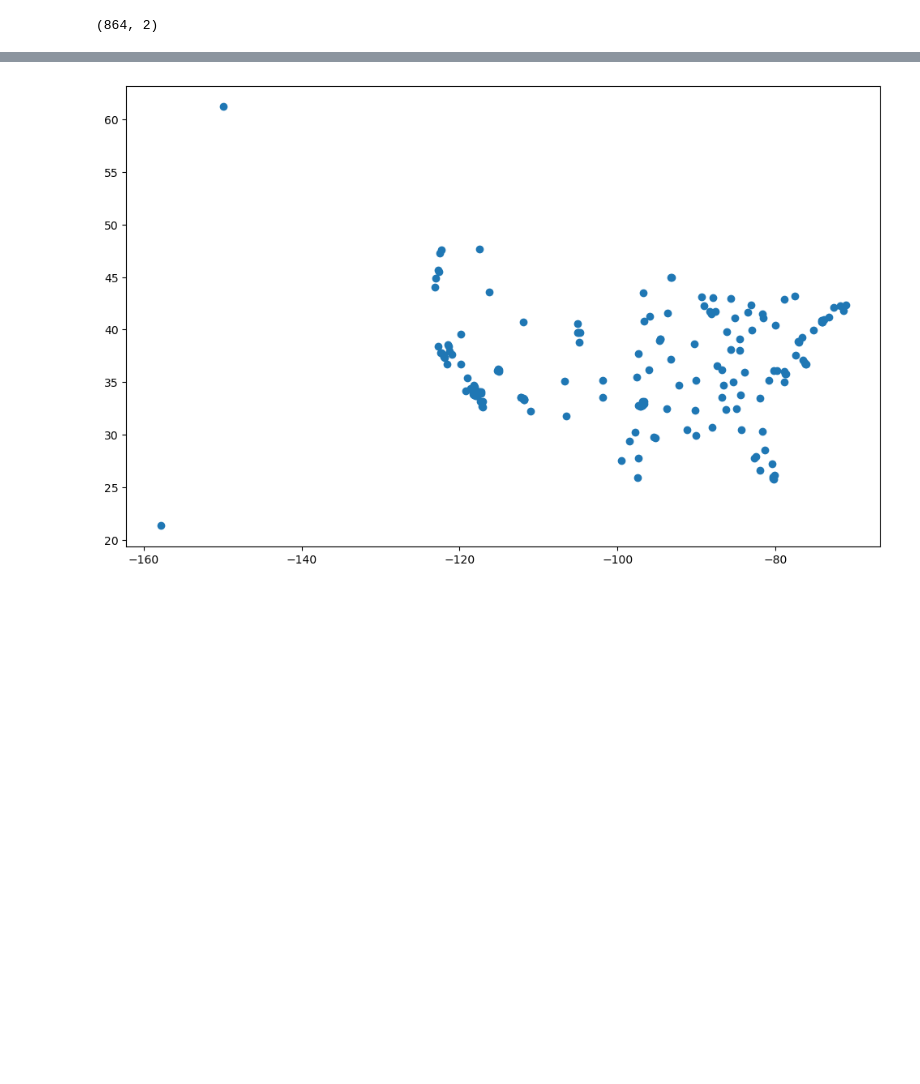
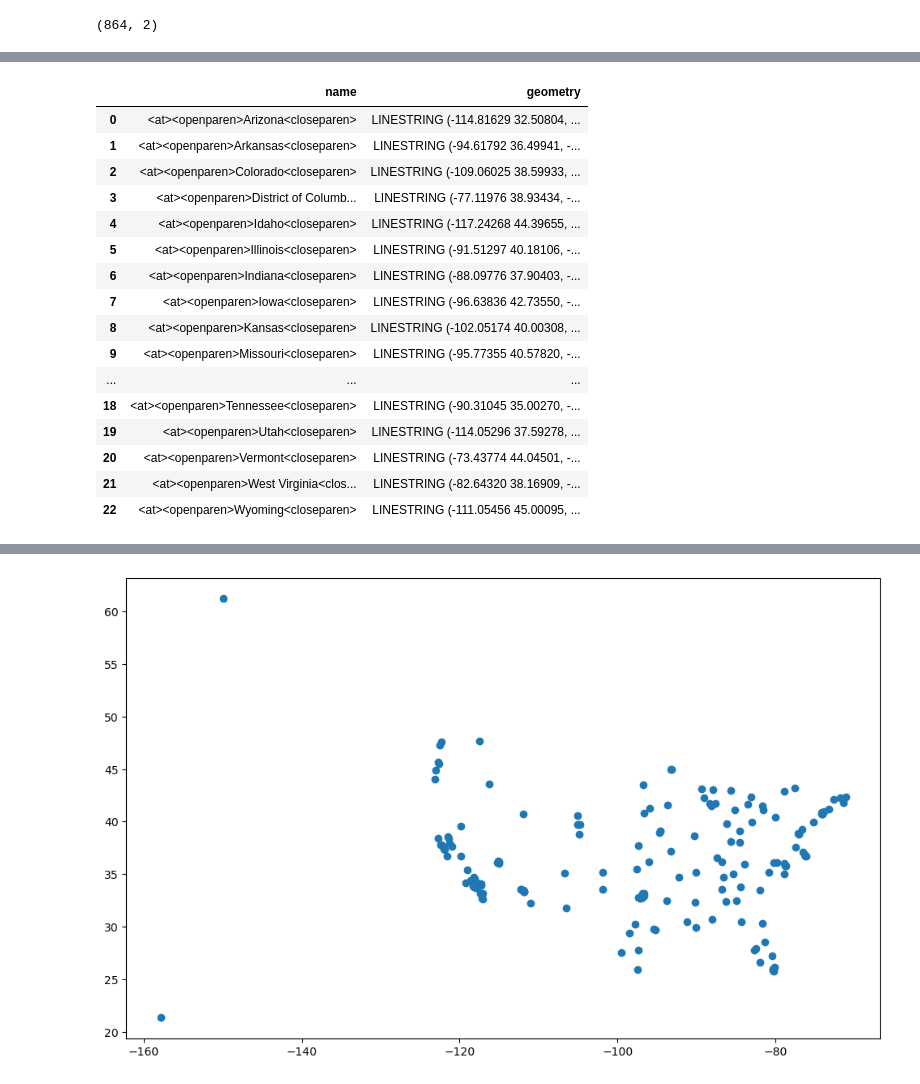
Before and after one commit to rosewisotzky/data_capstone, a Jupyter notebook: notebooks/airport eda.ipynb, the cells around one changed output, grey strips where cells are left out. Saved outputs shown, nothing was run; the diff lists cells and outputs as text; code cells hidden in the pictures; blank space fills up the shorter version.

```diff
--- a/notebooks/airport eda.ipynb
+++ b/notebooks/airport eda.ipynb
@@ -95,0 +86,20 @@ boundary.plot()
+# %%
+states
+# %% [output]
+|  | name | geometry |
+| 0 | <at><openparen>Arizona<closeparen> | LINESTRING (-114.81629 32.50804, ... |
+| 1 | <at><openparen>Arkansas<closeparen> | LINESTRING (-94.61792 36.49941, -... |
+| 2 | <at><openparen>Colorado<closeparen> | LINESTRING (-109.06025 38.59933, ... |
+| 3 | <at><openparen>District of Columb... | LINESTRING (-77.11976 38.93434, -... |
+| 4 | <at><openparen>Idaho<closeparen> | LINESTRING (-117.24268 44.39655, ... |
+| 5 | <at><openparen>Illinois<closeparen> | LINESTRING (-91.51297 40.18106, -... |
+| 6 | <at><openparen>Indiana<closeparen> | LINESTRING (-88.09776 37.90403, -... |
+| 7 | <at><openparen>Iowa<closeparen> | LINESTRING (-96.63836 42.73550, -... |
+| 8 | <at><openparen>Kansas<closeparen> | LINESTRING (-102.05174 40.00308, ... |
+| 9 | <at><openparen>Missouri<closeparen> | LINESTRING (-95.77355 40.57820, -... |
+| ... | ... | ... |
+| 18 | <at><openparen>Tennessee<closeparen> | LINESTRING (-90.31045 35.00270, -... |
+| 19 | <at><openparen>Utah<closeparen> | LINESTRING (-114.05296 37.59278, ... |
+| 20 | <at><openparen>Vermont<closeparen> | LINESTRING (-73.43774 44.04501, -... |
+| 21 | <at><openparen>West Virginia<clos... | LINESTRING (-82.64320 38.16909, -... |
+| 22 | <at><openparen>Wyoming<closeparen> | LINESTRING (-111.05456 45.00095, ... |
```
Also changed, not shown: parts of 9 cells of this notebook, 2 other files.
